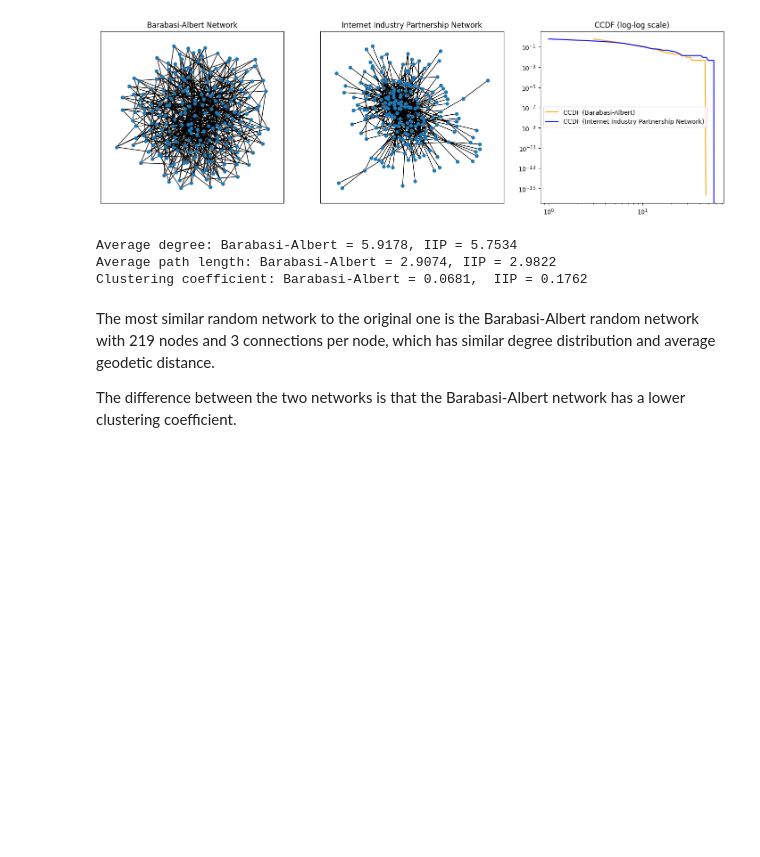
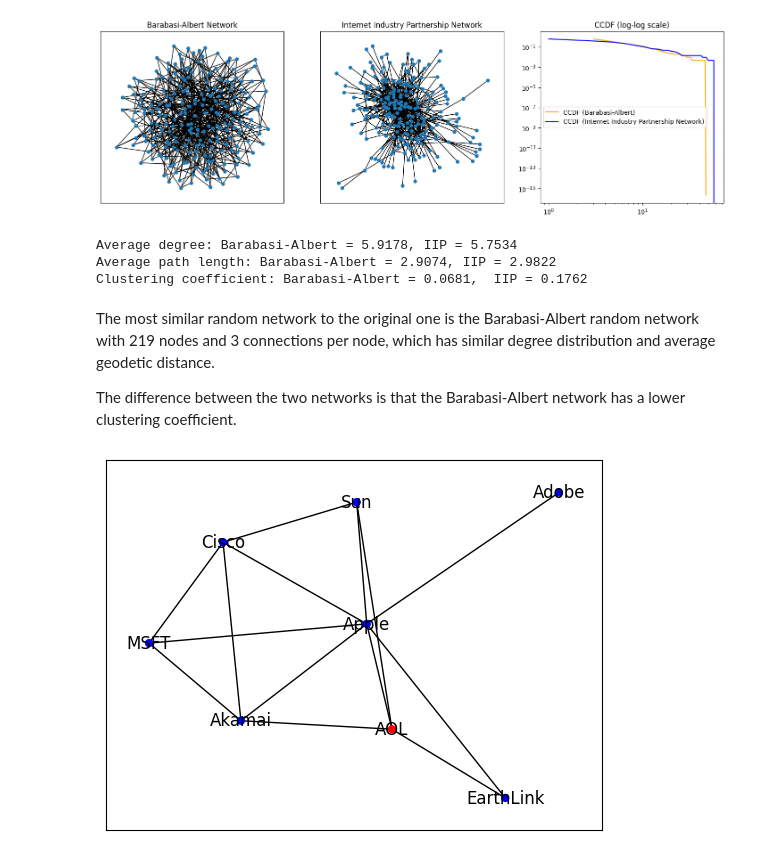
Before and after one commit to rik1599/advanced-data-science-2023, a Jupyter notebook: internet-industry-partnerships/internet-industry.partnership.ipynb, the cells around one changed output. Drawn from its saved outputs; the diff is of its cells as text; code cells hidden in the pictures; blank space fills up the shorter version.

```diff
--- a/internet-industry-partnerships/internet-industry.partnership.ipynb
+++ b/internet-industry-partnerships/internet-industry.partnership.ipynb
@@ -800,3 +807,16 @@ Clustering coefficient: Barabasi-Albert = 0.0681,  IIP = 0.1762
 The most similar random network to the original one is the Barabasi-Albert random network with 219 nodes and 3 connections per node, which has similar degree distribution and average geodetic distance.
 
 The difference between the two networks is that the Barabasi-Albert network has a lower clustering coefficient.
+# %%
+apple_node = [node for node, attr in G.nodes(data=True) if attr['name'] == 'Apple'][0]
+neighbors = list(G.neighbors(apple_node))
+
+Z = G.subgraph([apple_node] + neighbors)
+nx.draw_networkx(Z, pos=nx.spring_layout(Z, seed=seed),
+    with_labels=True,
+    node_size=25,
+    node_color=[node_colors[Z.nodes[n]['type']-1] for n in Z.nodes],
+    labels={n: Z.nodes[n]['name'] for n in Z.nodes}
+)
+# %% [output]
+[figure, added]
```
Also changed, not shown: parts of 5 cells of this notebook, 1 other file.
